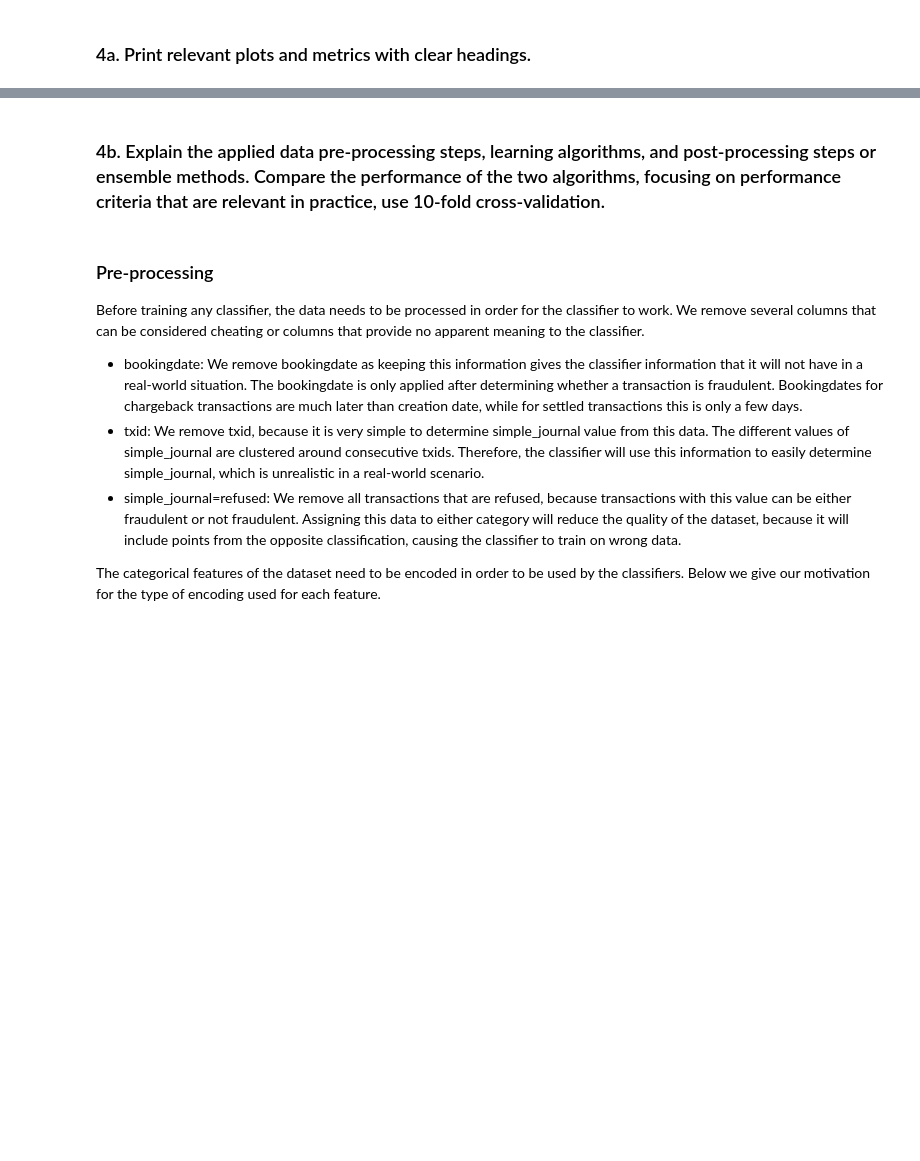
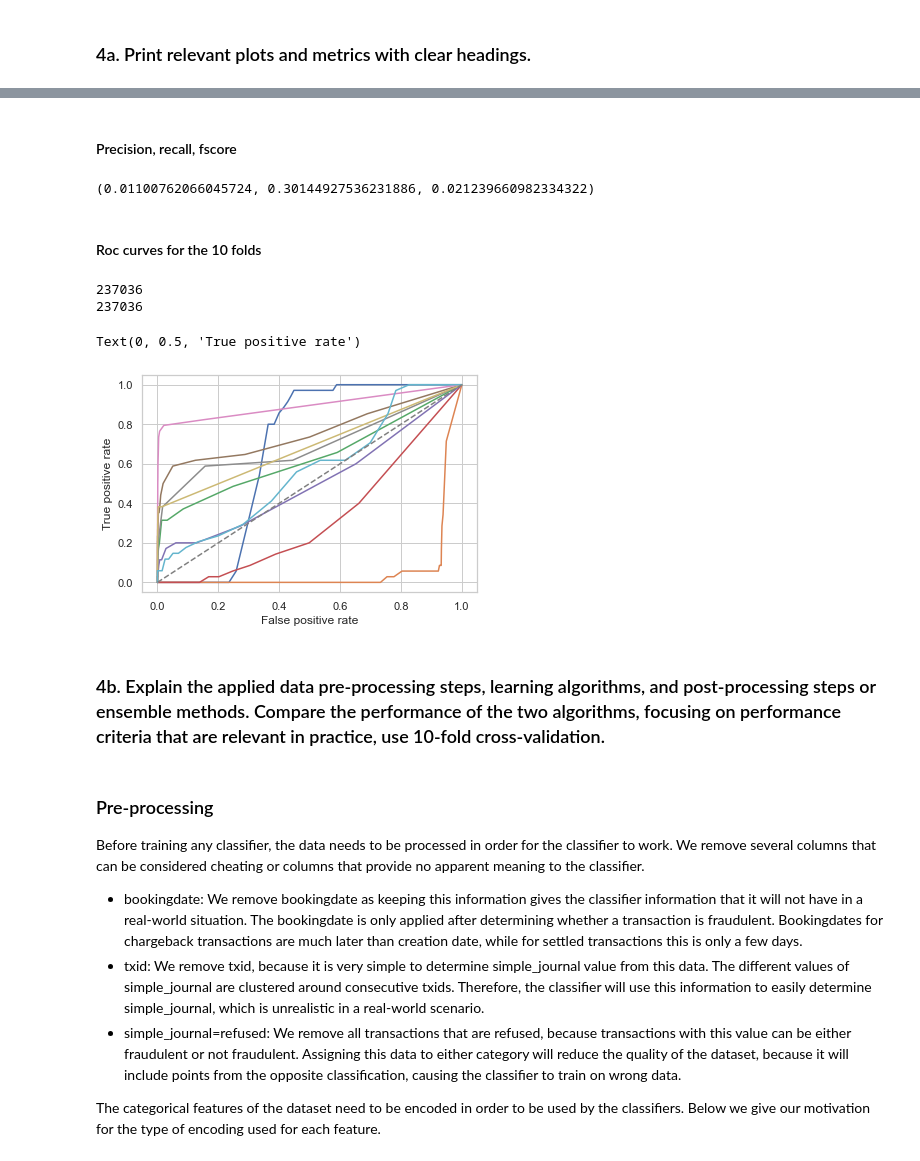
Before and after one commit to mvanmeerten/CDA, a Jupyter notebook: Lab1-2021.ipynb, the cells around one changed output, grey strips where cells are left out. Saved outputs shown, nothing was run; the diff lists cells and outputs as text; code cells hidden in the pictures; blank space fills up the shorter version.

```diff
--- a/Lab1-2021.ipynb
+++ b/Lab1-2021.ipynb
@@ -36,6 +36,9 @@ Word count: 393
 ### ID :
 # %% [markdown]
 ## Readme - Provide instructions - libraries used, location of the data file, etc. Keep it short. Remember your peers will not debug your code and should be able to reproduce the exact output you provide.
+# %%
+# Absolute path to the credit card fraud data
+data_path = "C:\\Users\Martijn.vanMeerten\workspace\studie\CDA\Lab1\data_for_student_case.csv"
 # %% [markdown]
 ## 1. Visualization task – 1 A4
 # %% [markdown]
@@ -50,20 +53,19 @@ from sklearn.preprocessing import StandardScaler
 from sklearn.decomposition import PCA
 import re
 
-df1 = pd.read_csv("C:\\Users\Martijn.vanMeerten\workspace\studie\CDA\Lab1\data_for_student_case.csv")
+# Read data
+df1 = pd.read_csv(data_path)
 
-#Prepare class label, card id, ip id and date for plotting
-# 1.Class label
+# Class label
 df1 = df1.loc[~(df1['simple_journal'] == 'Refused')]
 df1.loc[df1['simple_journal'] == 'Chargeback', 'simple_journal'] = 1 #fraud
 df1.loc[df1['simple_journal'] == 'Settled', 'simple_journal'] = 0
 
-# 2.Card ID
+# Various feature label encoding
 card_enc = LabelEncoder()
 card_enc.fit(df1['card_id'])
 df1['card_id'] = card_enc.transform(df1.card_id)
 
-# 3.IP ID
 ip_enc = LabelEncoder()
 ip_enc.fit(df1['ip_id'])
 df1['ip_id'] = ip_enc.transform(df1.ip_id)
@@ -764,28 +601,29 @@ df1.head()
 ### Classification
 # %%
 from imblearn.over_sampling import SMOTE
+from sklearn.model_selection import StratifiedKFold
 from sklearn.ensemble import RandomForestClassifier
+from sklearn.naive_bayes import GaussianNB
 
 n_folds = 10
-k = 5
+k = 8
 k_fold = StratifiedKFold(n_splits=n_folds)
 y_predictions = np.zeros(len(y))
+y_index_arrays = []
 for train_index, test_index in k_fold.split(X, y):
+    print("New fold")
     X_train, X_test = X[train_index], X[test_index]
     y_train, y_test = y[train_index], y[test_index]
 
     smote = SMOTE(random_state=1, k_neighbors=k, sampling_strategy=1)
     X_train, y_train = smote.fit_resample(X_train, y_train)
 
-    classifier = RandomForestClassifier(random_state=1)
+    classifier = RandomForestClassifier(random_stat)
     classifier.fit(X_train, y_train)
 
     y_pred_proba = classifier.predict_proba(X_test)[:, 1]
-    y_prediction[test_index] = y_pred_proba
-    fpr, tpr, thresholds = roc_curve(y_test, y_pred_proba)
-    roc_auc = auc(fpr, tpr)
-    plt.plot(fpr, tpr)
+    y_predictions[test_index] = y_pred_proba
+    y_index_arrays.append(test_index)
 
-plt.plot([0, 1], [0, 1], c="gray", linestyle="--")
-plt.xlabel("False positive rate")
-plt.ylabel("True positive rate")
+print(y_predictions)
+print(y_index_arrays)
@@ -798,3 +661,39 @@ original_data_df['txvariantcode'].unique().size
+# %% [markdown]
+#### Precision, recall, fscore
+# %%
+from sklearn.metrics import precision_score
+from sklearn.metrics import recall_score
+from sklearn.metrics import f1_score
+
+def precision_recall_fscore(y, y_pred, average):
+    precision = precision_score(y, y_pred, average=average)
+    recall = recall_score(y, y_pred, average=average)
+    fscore = f1_score(y, y_pred, average=average)
+    return (precision, recall, fscore)
+
+precision_recall_fscore(y, np.where(y_predictions > 0.98, 1, 0), 'binary')
+# %% [output]
+(0.01100762066045724, 0.30144927536231886, 0.021239660982334322)
+# %% [markdown]
+#### Roc curves for the 10 folds
+# %%
+print(len(y_predictions))
+print(len(y))
+
+for test_index in y_index_arrays:
+    y_pred = y_predictions[test_index]
+    y_test = y[test_index]
+    fpr, tpr, thresholds = roc_curve(y_test, y_pred)
+    plt.plot(fpr, tpr)
+
+plt.plot([0, 1], [0, 1], c="gray", linestyle="--")
+plt.xlabel("False positive rate")
+plt.ylabel("True positive rate")
+# %% [output]
+237036
+237036
+Text(0, 0.5, 'True positive rate')
+[figure, added]
 # %% [markdown]
 ### 4b. Explain the applied data pre-processing steps, learning algorithms, and post-processing steps or ensemble methods. Compare the performance of the two algorithms, focusing on performance criteria that are relevant in practice, use 10-fold cross-validation.
 # %% [markdown]
```
Also changed, not shown: parts of 7 cells of this notebook.
